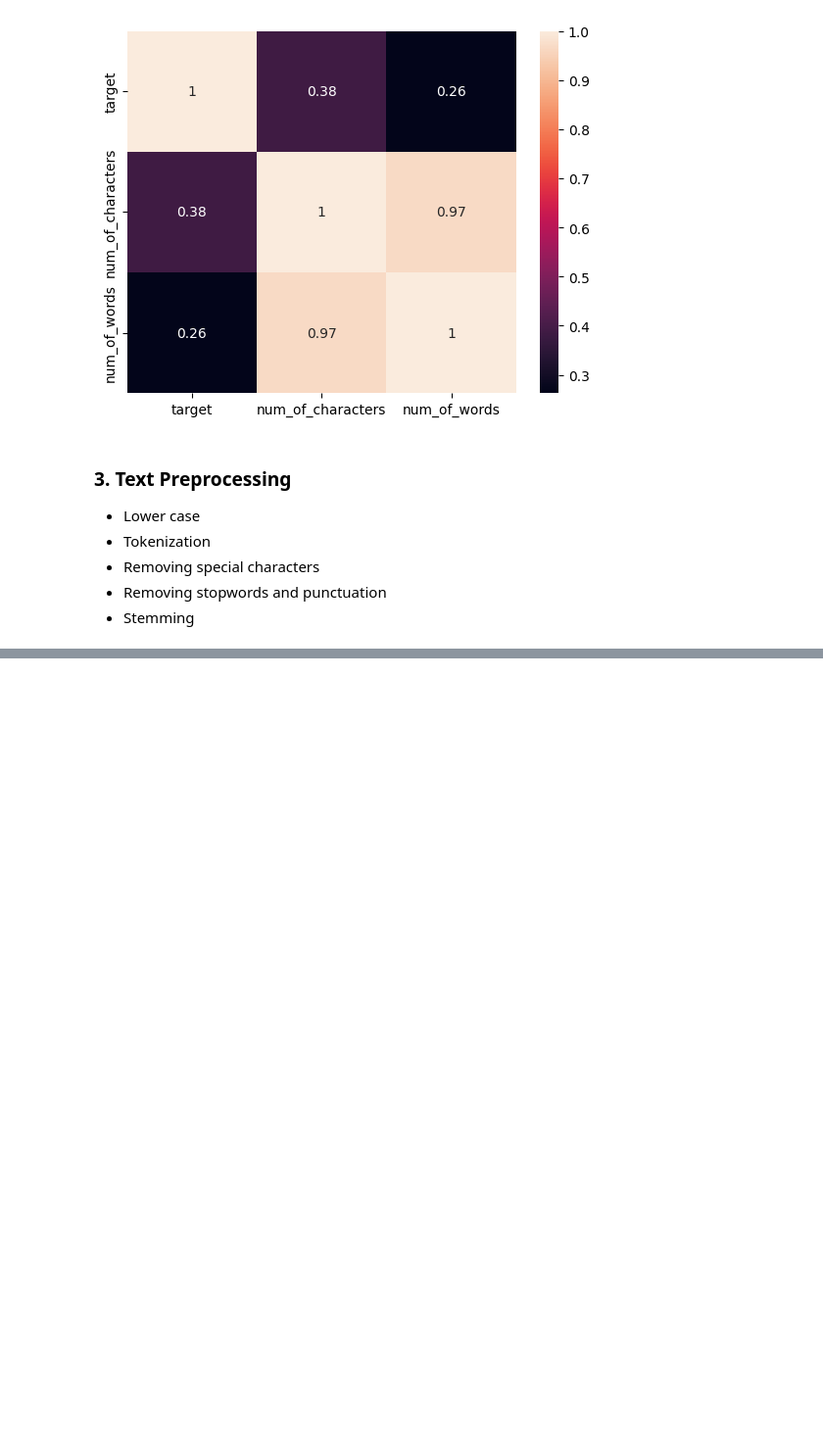
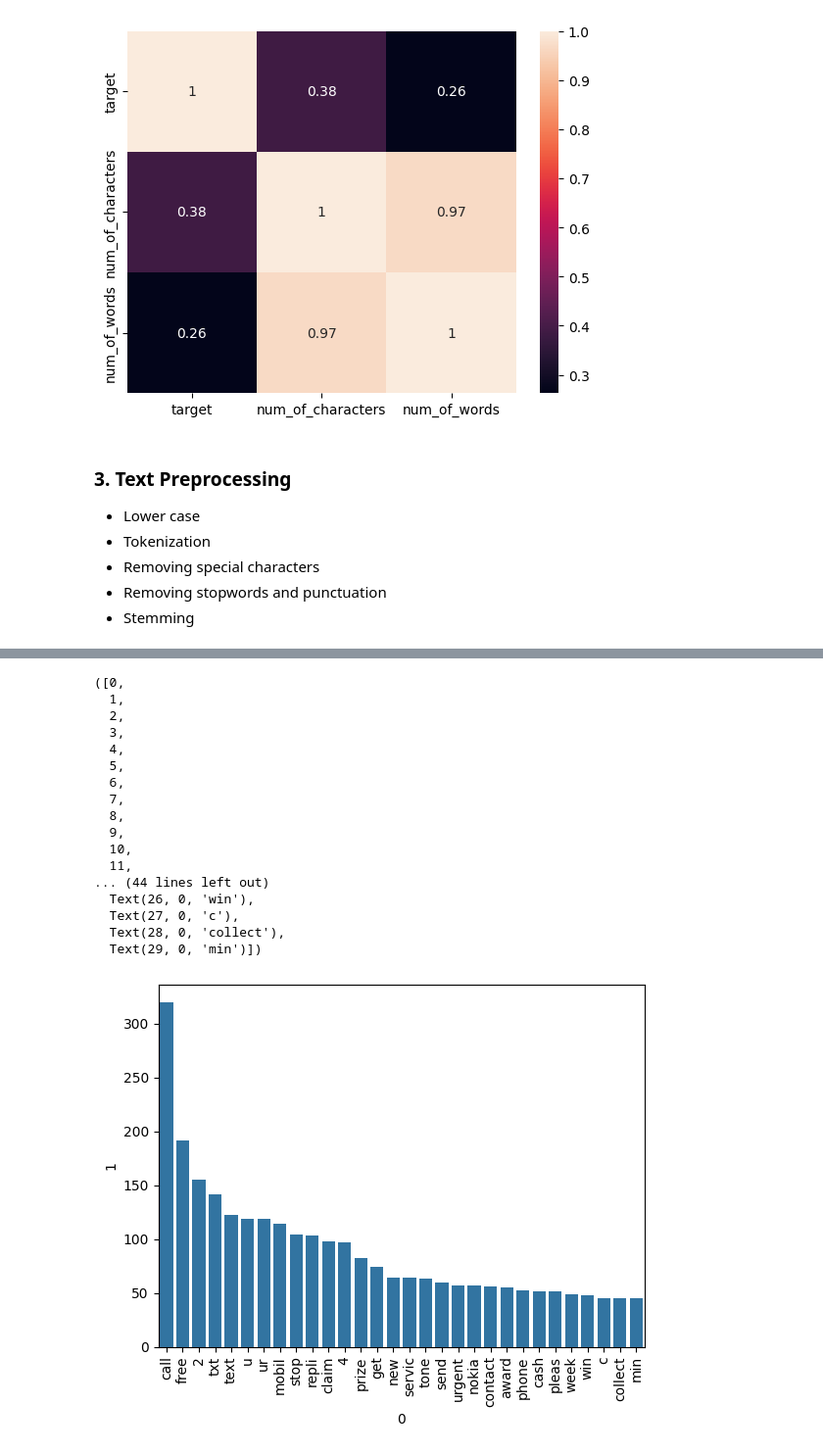
Before and after one commit to SundeepChaluvadi/Email-Spam-Classifier, a Jupyter notebook: Analysis.ipynb, the cells around one changed output, grey strips where cells are left out. Shown at 98% size. Saved outputs shown, nothing was run; the diff lists cells and outputs as text; code cells hidden in the pictures; blank space fills up the shorter version.

```diff
--- a/Analysis.ipynb
+++ b/Analysis.ipynb
@@ -250,0 +313,30 @@ ps.stem('dancing')
+# %%
+ham_corpus = []
+for msg in Email_classifier_df[Email_classifier_df['target'] == 1]['transformed_text'].tolist():
+    for word in msg.split():
+        ham_corpus.append(word)
+# %%
+from collections import Counter
+
+freq = pd.DataFrame(Counter(ham_corpus).most_common(30))
+sns.barplot(x=freq[0], y=freq[1])
+plt.xticks(rotation='vertical')
+# %% [output]
+([0,
+  1,
+  2,
+  3,
+  4,
+  5,
+  6,
+  7,
+  8,
+  9,
+  10,
+  11,
+... (44 lines left out)
+  Text(26, 0, 'win'),
+  Text(27, 0, 'c'),
+  Text(28, 0, 'collect'),
+  Text(29, 0, 'min')])
+[figure, added]
```
Also changed, not shown: parts of 41 cells of this notebook.
